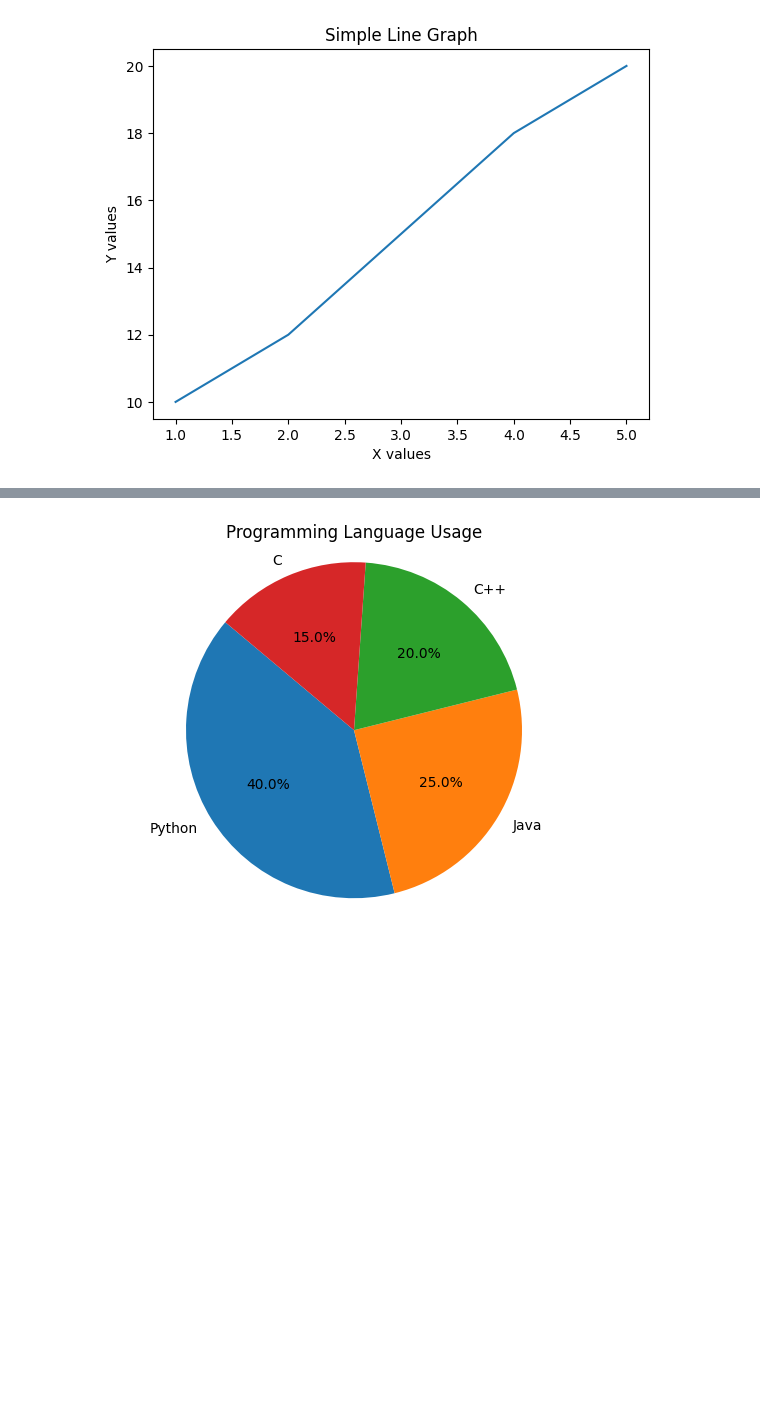
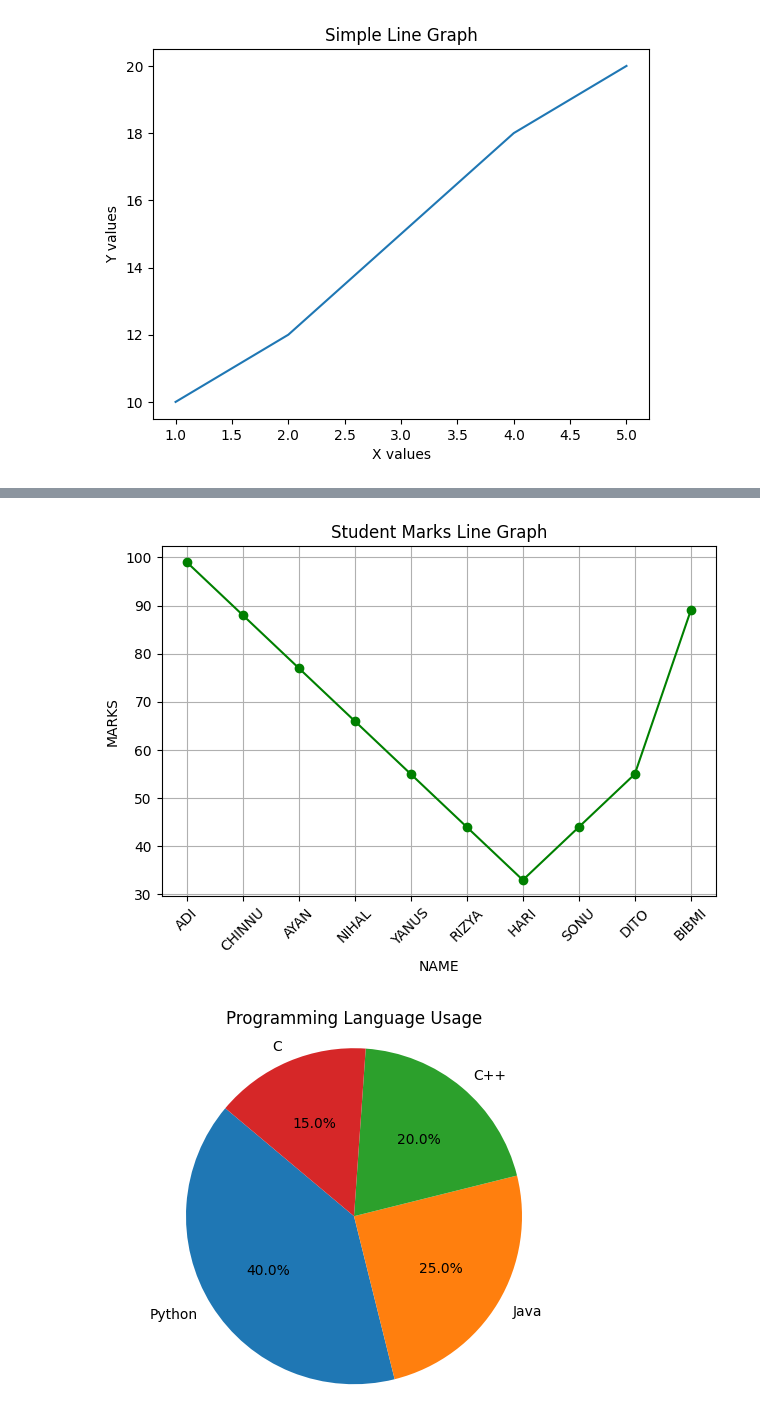
Before and after one commit to Adityavb121/23cs503, a Jupyter notebook: AIML_Lab_Exercise.ipynb, the cells around one changed output, grey strips where cells are left out. Drawn from its saved outputs; the diff is of its cells as text; code cells hidden in the pictures; blank space fills up the shorter version.

```diff
--- a/AIML_Lab_Exercise.ipynb
+++ b/AIML_Lab_Exercise.ipynb
@@ -288,3 +291,25 @@ plt.show()
+# %%
+import matplotlib.pyplot as plt
+import pandas as pd
+
+# Read the CSV file
+data = pd.read_csv('/content/STUDENT.csv')
+
+# Extract the relevant columns
+names = data['NAME']
+marks = data['MARKS']
+
+# Create the line graph
+plt.plot(names, marks, marker='o', linestyle='-', color='green')
+plt.title("Student Marks Line Graph")
+plt.xlabel("NAME")
+plt.ylabel("MARKS")
+plt.xticks(rotation=45)
+plt.grid(True)
+plt.tight_layout()
+plt.show()
+# %% [output]
+[figure, added]
 # %%
 #19
 import matplotlib.pyplot as plt
```
Also changed, not shown: parts of 2 cells of this notebook.
